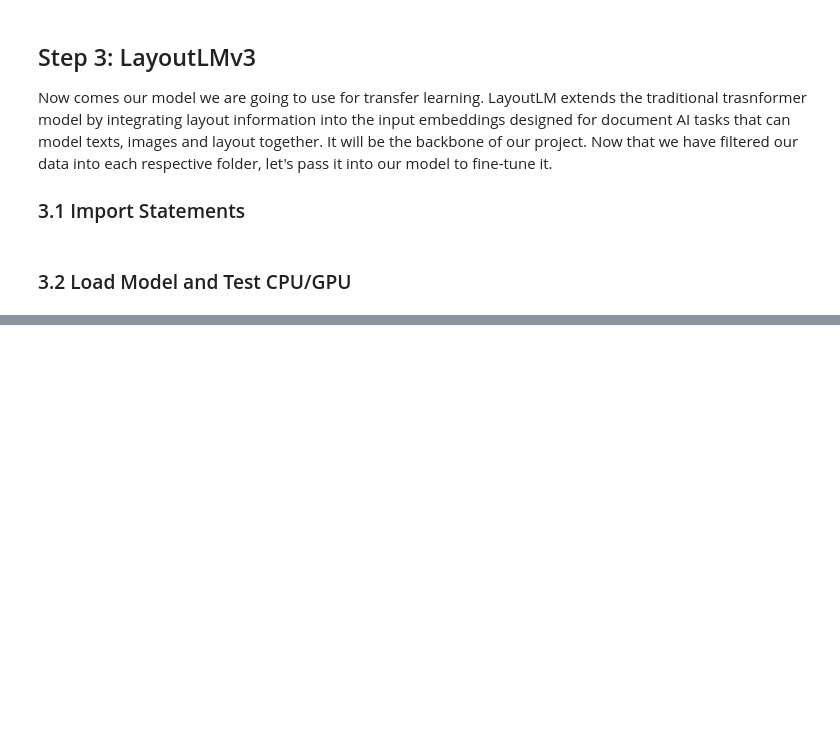
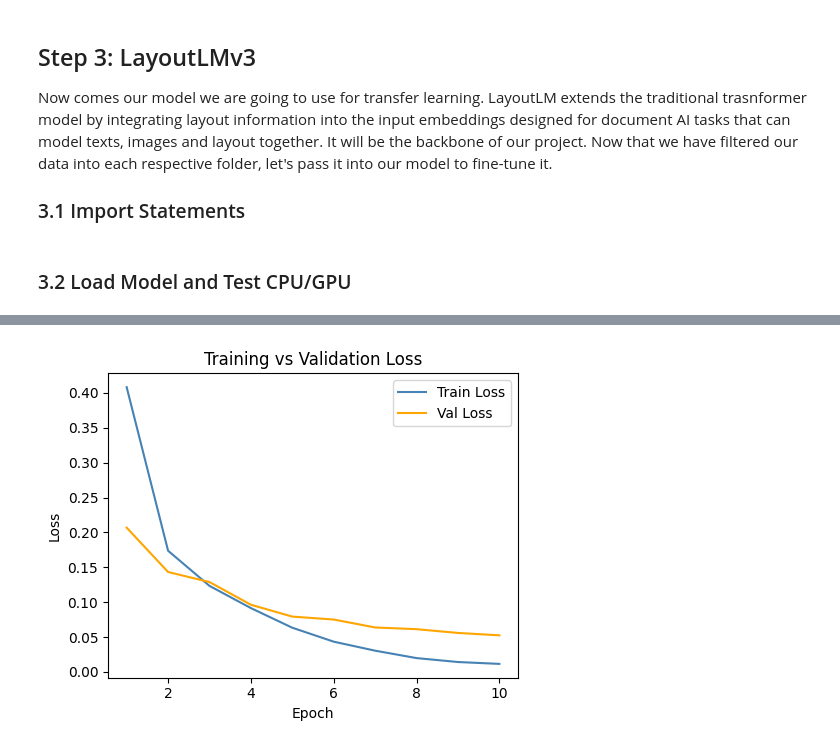
Before and after one commit to nooblexx/Energy-Bill-Automation-Deep-Learning-Model, a Jupyter notebook: Energy-Automation.ipynb, the cells around one changed output, grey strips where cells are left out. Drawn from its saved outputs; the diff is of its cells as text; code cells hidden in the pictures; blank space fills up the shorter version.

```diff
--- a/Energy-Automation.ipynb
+++ b/Energy-Automation.ipynb
@@ -325,13 +409,26 @@ print(f"Labels shape:       {encoding['labels'].shape}")
 # %%
-model.train()
+# Copied datacamp structure
+class BillDataset(Dataset):
+    def __init__(self, encodings):
+        self.encodings = encodings
 
-outputs = model(
-    input_ids      = encoding["input_ids"],
-    attention_mask = encoding["attention_mask"],
-    bbox           = encoding["bbox"],
-    pixel_values   = encoding["pixel_values"],
-    labels         = encoding["labels"]
-)
+    def __len__(self):
+        return len(self.encodings)
 
-print(f"Loss: {outputs.loss.item()}")
-print(f"Logits shape: {outputs.logits.shape}")
+    def __getitem__(self, idx):
+        return {
+            "input_ids":      self.encodings[idx]["input_ids"].squeeze(),
+            "attention_mask": self.encodings[idx]["attention_mask"].squeeze(),
+            "bbox":           self.encodings[idx]["bbox"].squeeze(),
+            "pixel_values":   self.encodings[idx]["pixel_values"].squeeze(),
+            "labels":         self.encodings[idx]["labels"].squeeze(),
+        }
+
+train_dataset = BillDataset(train_encodings)
+val_dataset   = BillDataset(val_encodings)
+
+train_loader  = DataLoader(train_dataset, batch_size=2, shuffle=True)
+val_loader    = DataLoader(val_dataset,   batch_size=2)
+
+print(f"Train batches: {len(train_loader)}")
+print(f"Val batches:   {len(val_loader)}")
@@ -360,3 +499,16 @@ for epoch in range(epochs):
+# %%
+# Plot losses
+plt.figure(figsize=(5, 4))
+plt.plot(range(1, epochs+1), train_losses, label="Train Loss", color="steelblue")
+plt.plot(range(1, epochs+1), val_losses,   label="Val Loss",   color="orange")
+plt.xlabel("Epoch")
+plt.ylabel("Loss")
+plt.title("Training vs Validation Loss")
+plt.legend()
+plt.tight_layout()
+plt.show()
+# %% [output]
+[figure, added]
 # %%
 # Save model and processor
 MODEL_DIR = "models/layoutlmv3-bills"
```
Also changed, not shown: parts of 22 cells of this notebook, 6 other files.
